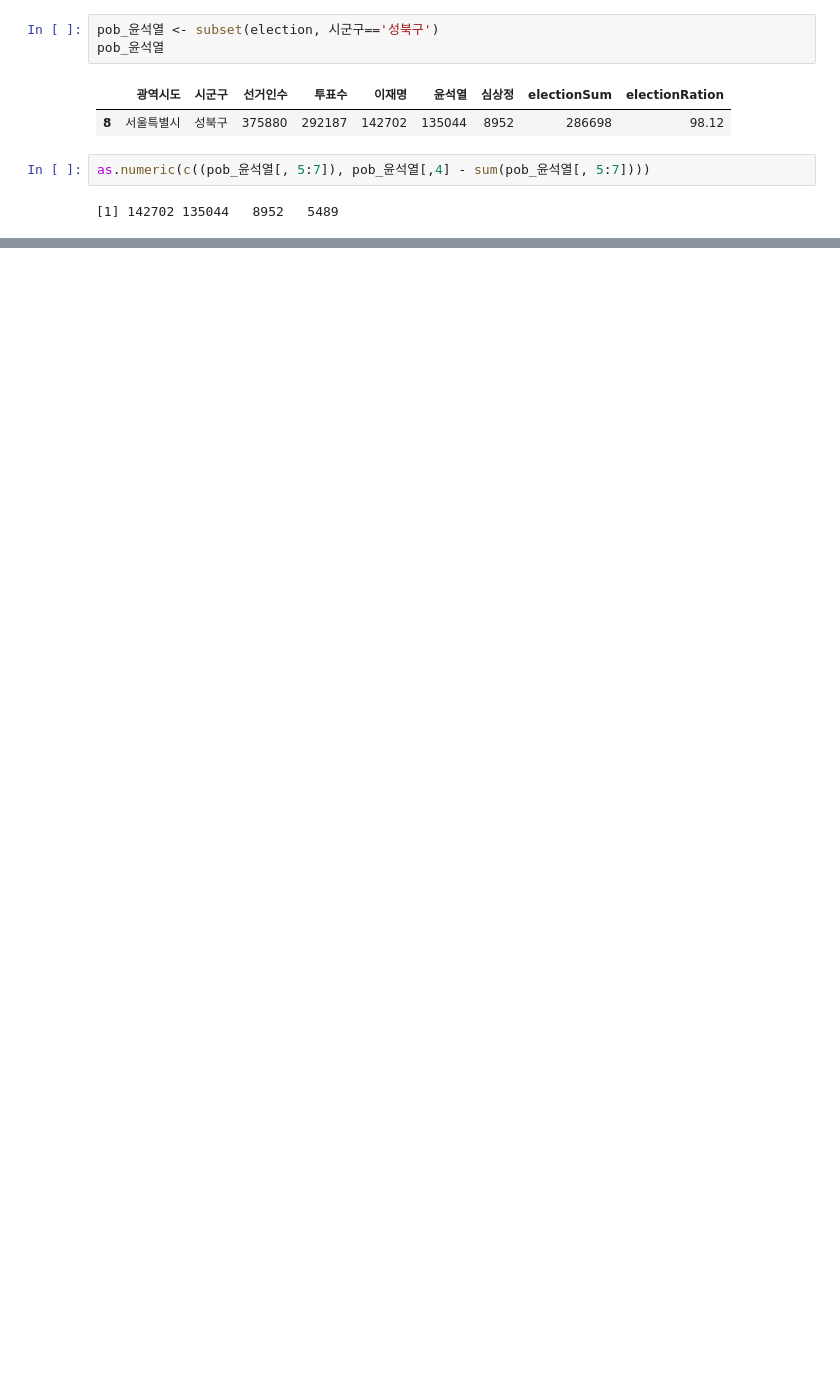
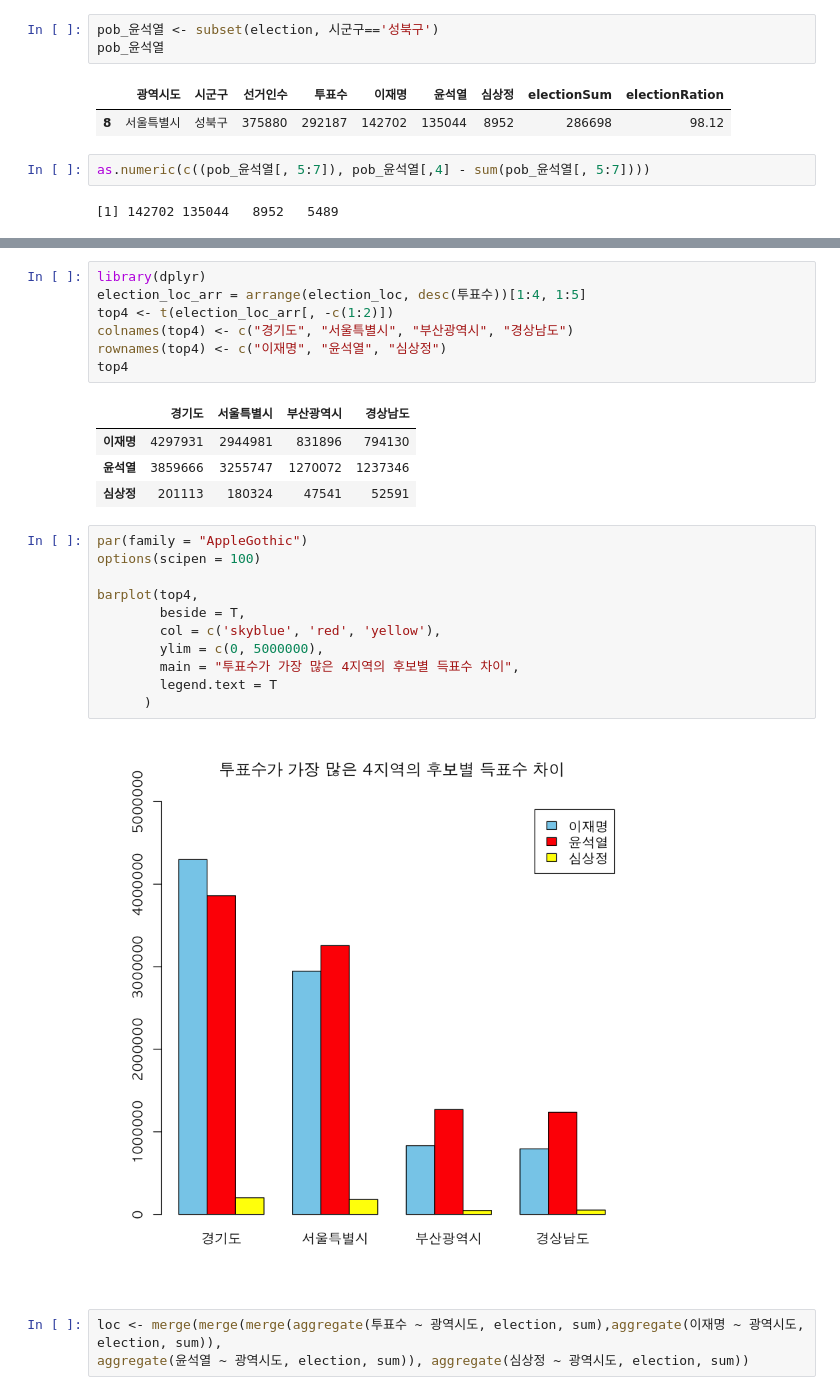
Before and after one commit to hyeopyi/R_Study, a Jupyter notebook: 10.20대_대선자료 시각화.ipynb, the cells around one changed output, grey strips where cells are left out. Cells and saved outputs as stored; diff of their text form; blank space fills up the shorter version.

```diff
--- a/10.20대_대선자료 시각화.ipynb
+++ b/10.20대_대선자료 시각화.ipynb
@@ -277,0 +286,28 @@ as.numeric(c((pob_윤석열[, 5:7]), pob_윤석열[,4] - sum(pob_윤석열[, 5:7
+# %%
+library(dplyr)
+election_loc_arr = arrange(election_loc, desc(투표수))[1:4, 1:5]
+top4 <- t(election_loc_arr[, -c(1:2)])
+colnames(top4) <- c("경기도", "서울특별시", "부산광역시", "경상남도")
+rownames(top4) <- c("이재명", "윤석열", "심상정")
+top4
+# %% [output]
+|  | 경기도 | 서울특별시 | 부산광역시 | 경상남도 |
+| 이재명 | 4297931 | 2944981 | 831896 | 794130 |
+| 윤석열 | 3859666 | 3255747 | 1270072 | 1237346 |
+| 심상정 | 201113 | 180324 | 47541 | 52591 |
+# %%
+par(family = "AppleGothic")
+options(scipen = 100)
+
+barplot(top4,
+        beside = T,
+        col = c('skyblue', 'red', 'yellow'),
+        ylim = c(0, 5000000),
+        main = "투표수가 가장 많은 4지역의 후보별 득표수 차이",
+        legend.text = T
+      )
+# %% [output]
+[figure, added]
+# %%
+loc <- merge(merge(merge(aggregate(투표수 ~ 광역시도, election, sum),aggregate(이재명 ~ 광역시도, election, sum)),
+aggregate(윤석열 ~ 광역시도, election, sum)), aggregate(심상정 ~ 광역시도, election, sum))
```
Also changed, not shown: parts of 13 cells of this notebook, 8 other files.
